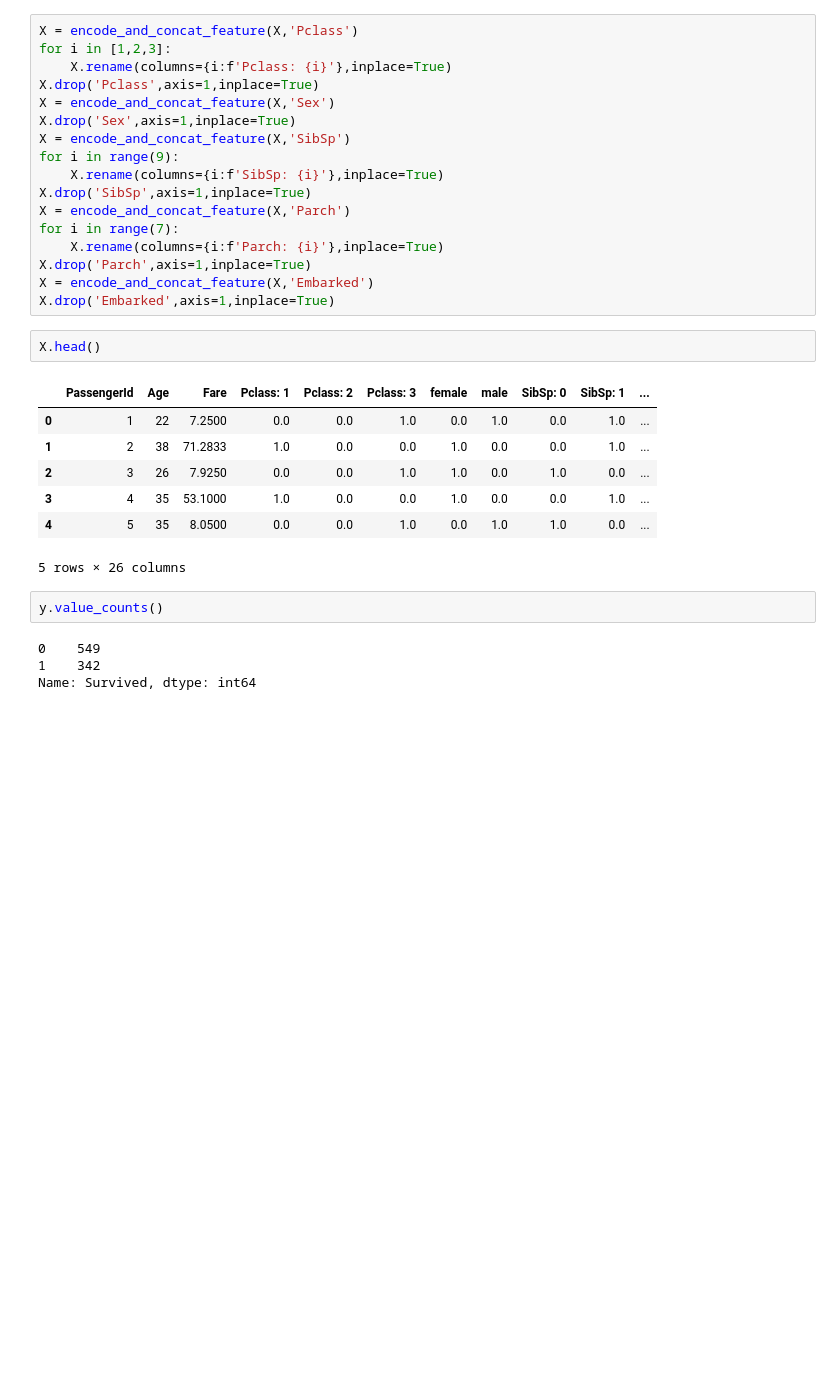
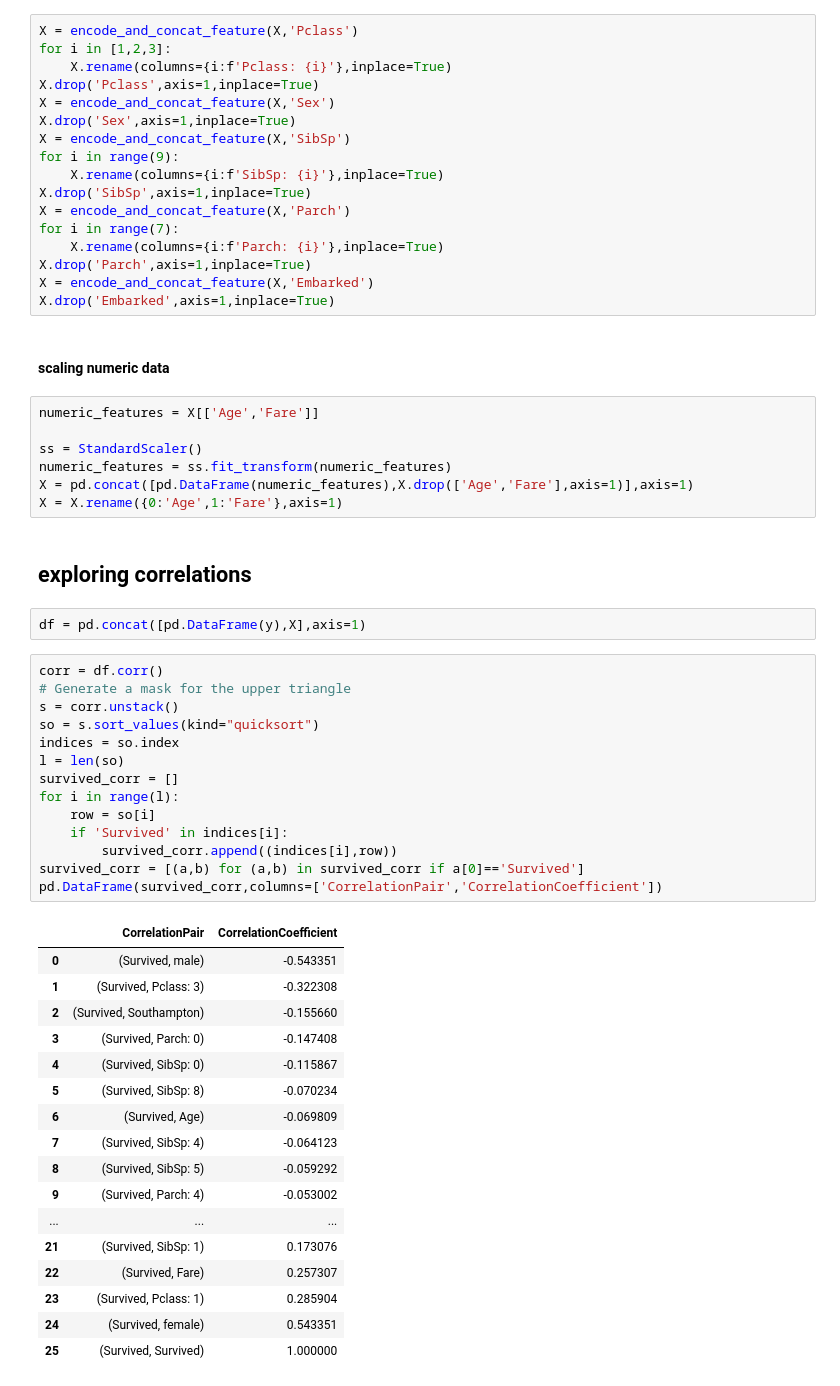
Before and after one commit to sam-thurman/titanic, a Jupyter notebook: index.ipynb, the cells around one changed output. Saved outputs shown, nothing was run; the diff lists cells and outputs as text; blank space fills up the shorter version.

Commit message:
data normalized and cleaned, logistic regression w cross val performed

```diff
--- a/index.ipynb
+++ b/index.ipynb
@@ -66,19 +106,48 @@ for i in range(7):
 X.drop('Parch',axis=1,inplace=True)
 X = encode_and_concat_feature(X,'Embarked')
 X.drop('Embarked',axis=1,inplace=True)
-# %%
-X.head()
-# %% [output]
-|  | PassengerId | Age | Fare | Pclass: 1 | Pclass: 2 | Pclass: 3 | female | male | SibSp: 0 | SibSp: 1 | ... |
-| 0 | 1 | 22 | 7.2500 | 0.0 | 0.0 | 1.0 | 0.0 | 1.0 | 0.0 | 1.0 | ... |
-| 1 | 2 | 38 | 71.2833 | 1.0 | 0.0 | 0.0 | 1.0 | 0.0 | 0.0 | 1.0 | ... |
-| 2 | 3 | 26 | 7.9250 | 0.0 | 0.0 | 1.0 | 1.0 | 0.0 | 1.0 | 0.0 | ... |
-| 3 | 4 | 35 | 53.1000 | 1.0 | 0.0 | 0.0 | 1.0 | 0.0 | 0.0 | 1.0 | ... |
-| 4 | 5 | 35 | 8.0500 | 0.0 | 0.0 | 1.0 | 0.0 | 1.0 | 1.0 | 0.0 | ... |
-5 rows × 26 columns
-# %%
-y.value_counts()
-# %% [output]
-0    549
-1    342
-Name: Survived, dtype: int64
+# %% [markdown]
+#### scaling numeric data
+# %%
+numeric_features = X[['Age','Fare']]
+
+ss = StandardScaler()
+numeric_features = ss.fit_transform(numeric_features)
+X = pd.concat([pd.DataFrame(numeric_features),X.drop(['Age','Fare'],axis=1)],axis=1)
+X = X.rename({0:'Age',1:'Fare'},axis=1)
+# %% [markdown]
+## exploring correlations
+# %%
+df = pd.concat([pd.DataFrame(y),X],axis=1)
+# %%
+corr = df.corr()
+# Generate a mask for the upper triangle
+s = corr.unstack()
+so = s.sort_values(kind="quicksort")
+indices = so.index
+l = len(so)
+survived_corr = []
+for i in range(l):
+    row = so[i]
+    if 'Survived' in indices[i]:
+        survived_corr.append((indices[i],row))
+survived_corr = [(a,b) for (a,b) in survived_corr if a[0]=='Survived']
+pd.DataFrame(survived_corr,columns=['CorrelationPair','CorrelationCoefficient'])
+# %% [output]
+|  | CorrelationPair | CorrelationCoefficient |
+| 0 | (Survived, male) | -0.543351 |
+| 1 | (Survived, Pclass: 3) | -0.322308 |
+| 2 | (Survived, Southampton) | -0.155660 |
+| 3 | (Survived, Parch: 0) | -0.147408 |
+| 4 | (Survived, SibSp: 0) | -0.115867 |
+| 5 | (Survived, SibSp: 8) | -0.070234 |
+| 6 | (Survived, Age) | -0.069809 |
+| 7 | (Survived, SibSp: 4) | -0.064123 |
+| 8 | (Survived, SibSp: 5) | -0.059292 |
+| 9 | (Survived, Parch: 4) | -0.053002 |
+| ... | ... | ... |
+| 21 | (Survived, SibSp: 1) | 0.173076 |
+| 22 | (Survived, Fare) | 0.257307 |
+| 23 | (Survived, Pclass: 1) | 0.285904 |
+| 24 | (Survived, female) | 0.543351 |
+| 25 | (Survived, Survived) | 1.000000 |
```
Also changed, not shown: parts of 14 cells of this notebook, 1 other file.
